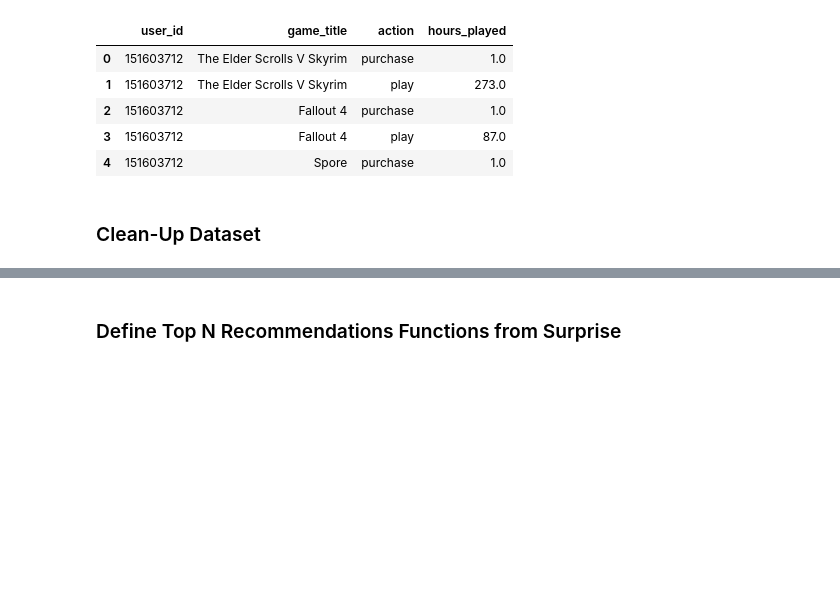
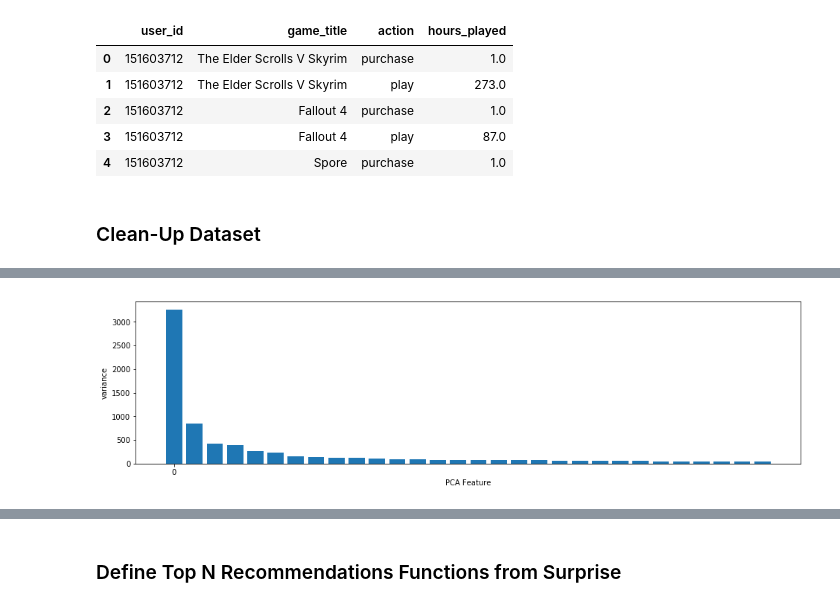
Before and after one commit to mkivenson/Recommender-Systems, a Jupyter notebook: Video Game Recommendations/Video Game Recommendation System.ipynb, the cells around one changed output, grey strips where cells are left out. Cells and saved outputs as stored; diff of their text form; code cells hidden in the pictures; blank space fills up the shorter version.

```diff
--- a/Video Game Recommendations/Video Game Recommendation System.ipynb
+++ b/Video Game Recommendations/Video Game Recommendation System.ipynb
@@ -66,0 +85,12 @@ matrix.head()
+# %%
+#Intrinsic Dimension
+from sklearn.preprocessing import StandardScaler
+from sklearn.pipeline import make_pipeline
+import matplotlib.pyplot as plt
+from matplotlib.pyplot import figure
+
+scaler = StandardScaler()
+pca = PCA()
+pipeline = make_pipeline(scaler, pca)
+pipeline.fit(matrix)
+features = range(pca.n_components_)
@@ -66,0 +101,10 @@ matrix.head()
+# %%
+figure(figsize=(16,4))
+plt.bar(features[0:30], pca.explained_variance_[0:30])
+plt.xlabel('PCA Feature')
+plt.ylabel('variance')
+plt.xticks(features)
+plt.locator_params(axis='x', nbins=10)
+plt.show()
+# %% [output]
+[figure, added]
```
Also changed, not shown: parts of 50 cells of this notebook, 1 other file.
